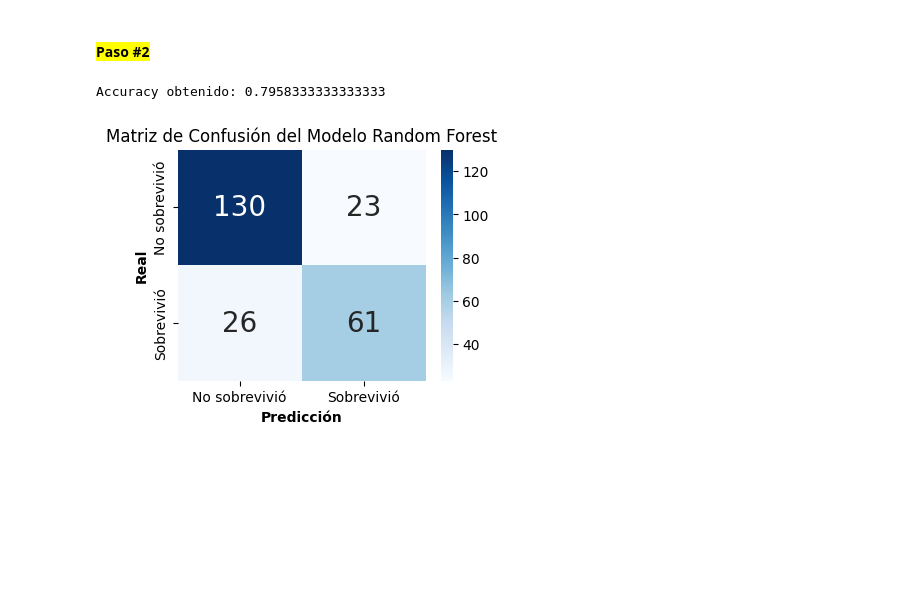
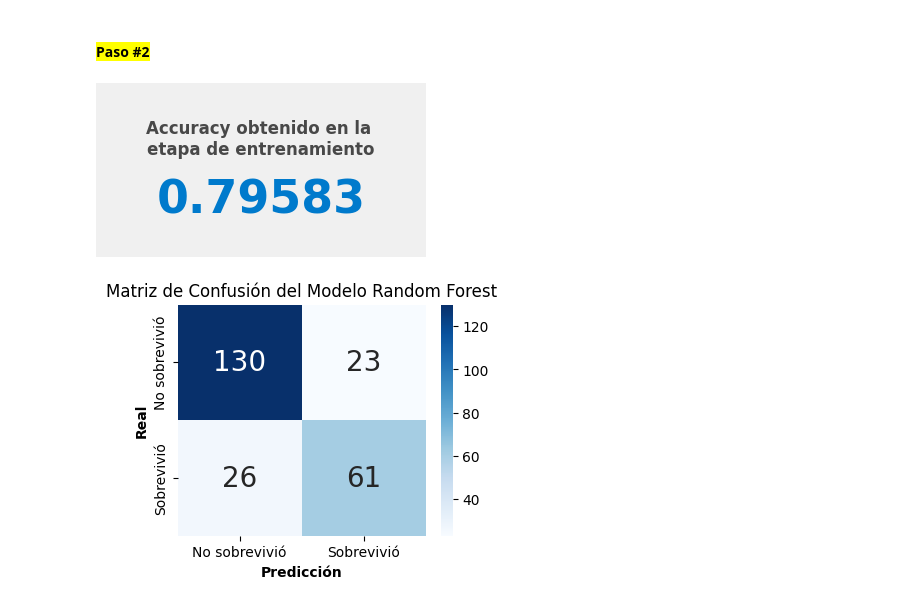
Before and after one commit to uriellmendezz/Titanic, a Jupyter notebook: jupyter/3_guardar_modelo.ipynb, the cells around one changed output. Drawn from its saved outputs; the diff is of its cells as text; code cells hidden in the pictures; blank space fills up the shorter version.

```diff
--- a/jupyter/3_guardar_modelo.ipynb
+++ b/jupyter/3_guardar_modelo.ipynb
@@ -56,9 +57,17 @@ rf = RandomForestClassifier(**json_params, random_state=123).fit(x_train, y_trai
 y_pred = rf.predict(x_test)
 
 acc = accuracy_score(y_test, y_pred)
-print('Accuracy obtenido:', acc)
-# %% [output]
-Accuracy obtenido: 0.7958333333333333
+# %%
+fig, ax = plt.subplots(figsize=(4, 2))
+fig.patch.set_facecolor('#f0f0f0')
+
+ax.axis('off')
+ax.text(0.5, 0.7, 'Accuracy obtenido en la \netapa de entrenamiento', ha='center', va='center', fontsize=12, color='#484848', weight='bold')
+ax.text(0.5, 0.3, f"{acc:.5f}", ha='center', va='center', fontsize=33, color='#007acc', weight='bold')
+
+plt.show()
+# %% [output]
+[figure, added]
 # %%
 import seaborn as sns
 import matplotlib.pyplot as plt
```
Also changed, not shown: parts of 2 cells of this notebook, 6 other files.
